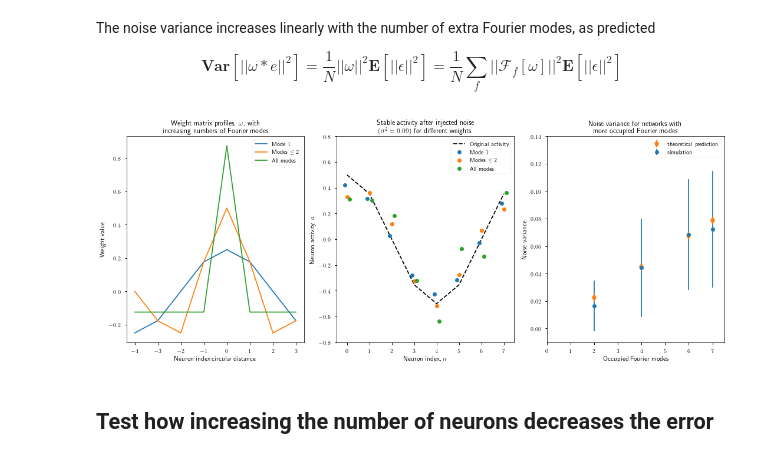
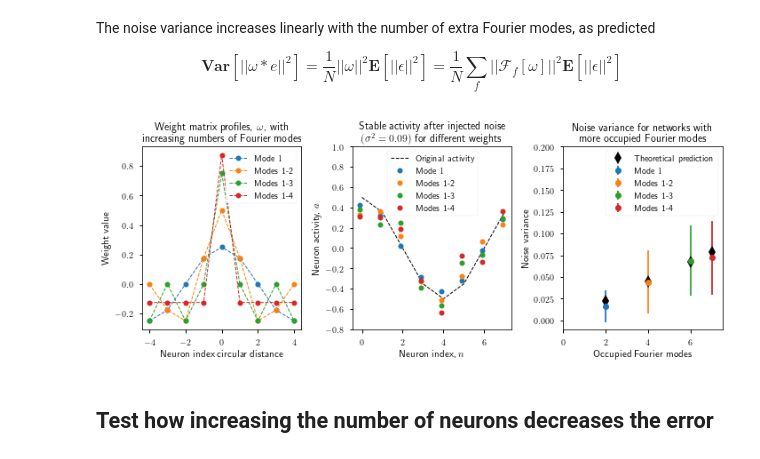
Before and after one commit to Dominic-DallOsto/insect-navigation-sinusoidal-optimality, a Jupyter notebook: sinusoidal noise rejection negative activity.ipynb, the cells around one changed output. Cells and saved outputs as stored; diff of their text form; code cells hidden in the pictures.

Commit message:
Update the sinusoidal noise rejection figure formatting

```diff
--- a/sinusoidal noise rejection negative activity.ipynb
+++ b/sinusoidal noise rejection negative activity.ipynb
@@ -22,6 +25,10 @@ plt.style.use('seaborn-notebook')
 np.random.seed(7) # seed so plots are repeatable
 plt.rc('font',**{'family':'sans-serif','sans-serif':['Computer Modern Sans serif']})
 plt.rc('text', usetex=True)
+
+%matplotlib inline
+# need the %matplotlib inline for the following to work
+plt.rc('figure', figsize = [10,6]) # paper figures should be width 10 (full linewidth) to have nicely readable text
 # %%
 N = 8
 neuron_indices = np.arange(N)
@@ -134,52 +141,49 @@ $$\textbf{Var}\left[||\omega \ast e||^2\right] = \frac{1}{N}||\omega||^2 \textbf
 # %%
 dt=0.001
 
 noisy_activity = a + noise_stddev*np.random.randn(*a.shape)
-W_normal = profile_to_matrix(get_cosine_from_fourier_spectrum(fill_fourier_modes_in_range(1, 1, N)))
-W_half = profile_to_matrix(get_cosine_from_fourier_spectrum(fill_fourier_modes_in_range(1, N//4, N)))
-W_full = profile_to_matrix(get_cosine_from_fourier_spectrum(fill_fourier_modes_in_range(1, N//2, N)))
 
-a_normal = noisy_activity.copy()
-a_half = noisy_activity.copy()
-a_full = noisy_activity.copy()
-for _ in range(50000):
-	a_normal += dt*(W_normal@a_normal - a_normal)
-	a_half += dt*(W_half@a_half - a_half)
-	a_full += dt*(W_full@a_full - a_full)
+circular_concat = lambda x : np.hstack((x, x[0]))
 
-fig, axs = plt.subplots(1, 3, figsize=(15,6)) # paper figures should be width 10 (full linewidth)
-axs[0].plot(neuron_indices-N//2, W_normal[N//2,:], label='Mode $1$')
-axs[0].plot(neuron_indices-N//2, W_half[N//2,:], label=f'Modes $\\leq {N//4}$')
-axs[0].plot(neuron_indices-N//2, W_full[N//2,:], label='All modes')
+fig, axs = plt.subplots(1, 3, figsize=(10,4))
+axs[1].plot(neuron_indices, a, 'k--', linewidth=1, label='Original activity')
+
+for final_mode in range(1,5):
+	W_f = profile_to_matrix(get_cosine_from_fourier_spectrum(fill_fourier_modes_in_range(1, final_mode, N)))
+	a_f = noisy_activity.copy()
+
+	for _ in range(50000):
+		a_f += dt*(W_f@a_f - a_f)
+
+	axs[0].plot(np.arange(-N//2,N//2+1), circular_concat(W_f[N//2,:]), label=f'Modes 1-{final_mode}' if final_mode > 1 else 'Mode $1$', marker='o', markersize=6, linestyle='--', linewidth=1)
+	axs[1].plot(neuron_indices-0.1, a_f, 'o', label=f'Modes 1-{final_mode}' if final_mode > 1 else 'Mode $1$', markersize=6)
+
 axs[0].set_xlabel('Neuron index circular distance')
 axs[0].set_ylabel('Weight value')
 axs[0].set_title('Weight matrix profiles, $\\omega$, with\nincreasing numbers of Fourier modes')
 axs[0].legend()
 
-axs[1].plot(neuron_indices, a, 'k--', label='Original activity')
-axs[1].plot(neuron_indices-0.1, a_normal, 'o', label='Mode $1$')
-axs[1].plot(neuron_indices, a_half, 'o', label=f'Modes $\\leq {N//4}$')
-axs[1].plot(neuron_indices+0.1, a_full, 'o', label=f'All modes')
 axs[1].set_xlabel('Neuron index, $n$')
 axs[1].set_ylabel('Neuron activity, $a$')
 axs[1].set_title(f'Stable activity after injected noise\n$(\\sigma^2={noise_var})$ for different weights')
-axs[1].set_ylim(-0.8,0.8)
+axs[1].set_ylim(-0.8,1.0)
 axs[1].legend()
 
-axs[2].errorbar(fourier_modes, fourier_mode_errors, fourier_mode_stddevs, fmt='o', label='simulation')
-plt.plot(fourier_modes, noise_var/N*np.array(fourier_modes), 'd', markersize=10, label='theoretical prediction')
+for mode, (fourier_mode, fourier_mode_error, fourier_mode_stddev) in enumerate(zip(fourier_modes, fourier_mode_errors, fourier_mode_stddevs)):
+	axs[2].errorbar(fourier_mode, fourier_mode_error, fourier_mode_stddev, fmt='o', label=f'Modes 1-{mode+1}' if mode > 0 else 'Mode $1$')
+axs[2].plot(fourier_modes, noise_var/N*np.array(fourier_modes), 'kd', markersize=10, label='Theoretical prediction')
 axs[2].set_xlabel('Occupied Fourier modes')
 axs[2].set_ylabel('Noise variance')
 axs[2].set_title(f'Noise variance for networks with\nmore occupied Fourier modes')
 axs[2].set_xlim(0,N-0.5)
-axs[2].set_ylim(-0.01,0.14)
+axs[2].set_ylim(-0.01,0.2)
 axs[2].legend()
 
 plt.tight_layout()
 plt.savefig('plots/sinusoidal-noise-rejection-fourier-modes-negative-activity.pdf')
 plt.show()
 # %% [output]
-[figure, old version]
+[figure, new version]
 # %% [markdown]
 ## Test how increasing the number of neurons decreases the error
 # %%
```
Also changed, not shown: parts of 4 cells of this notebook, 2 other files.
